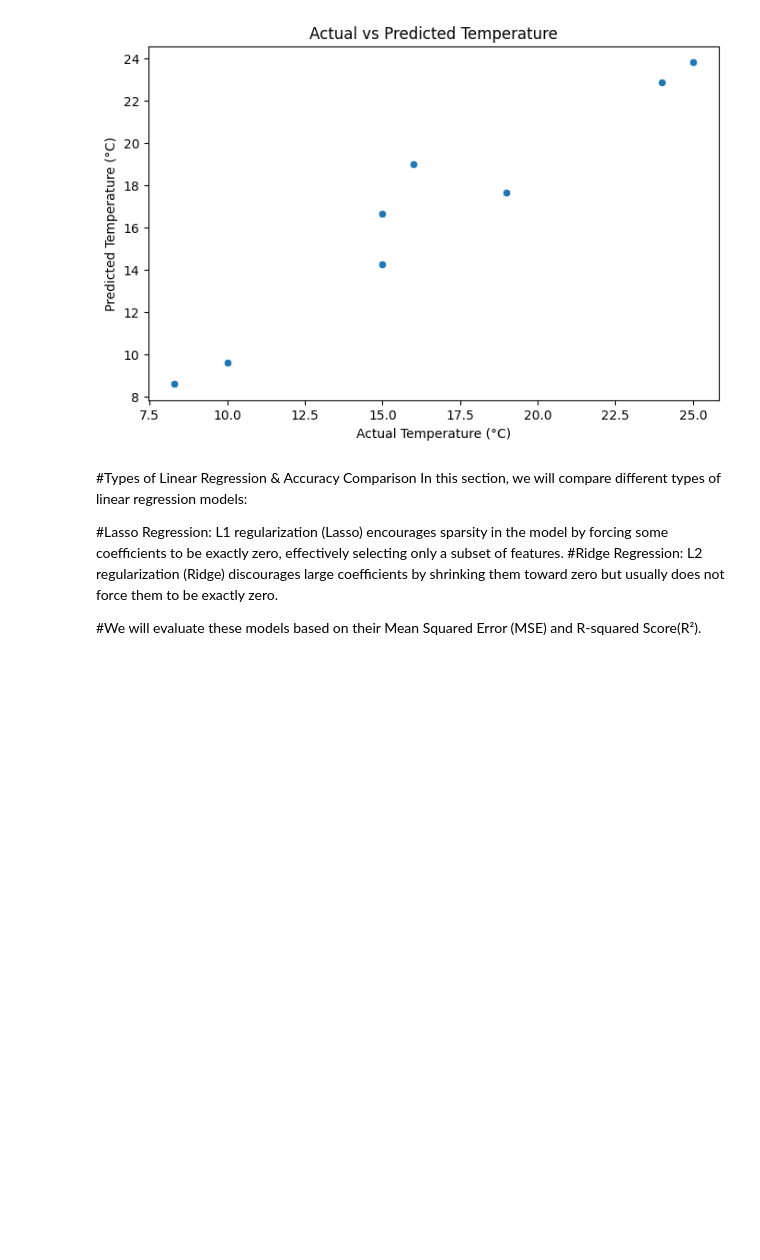
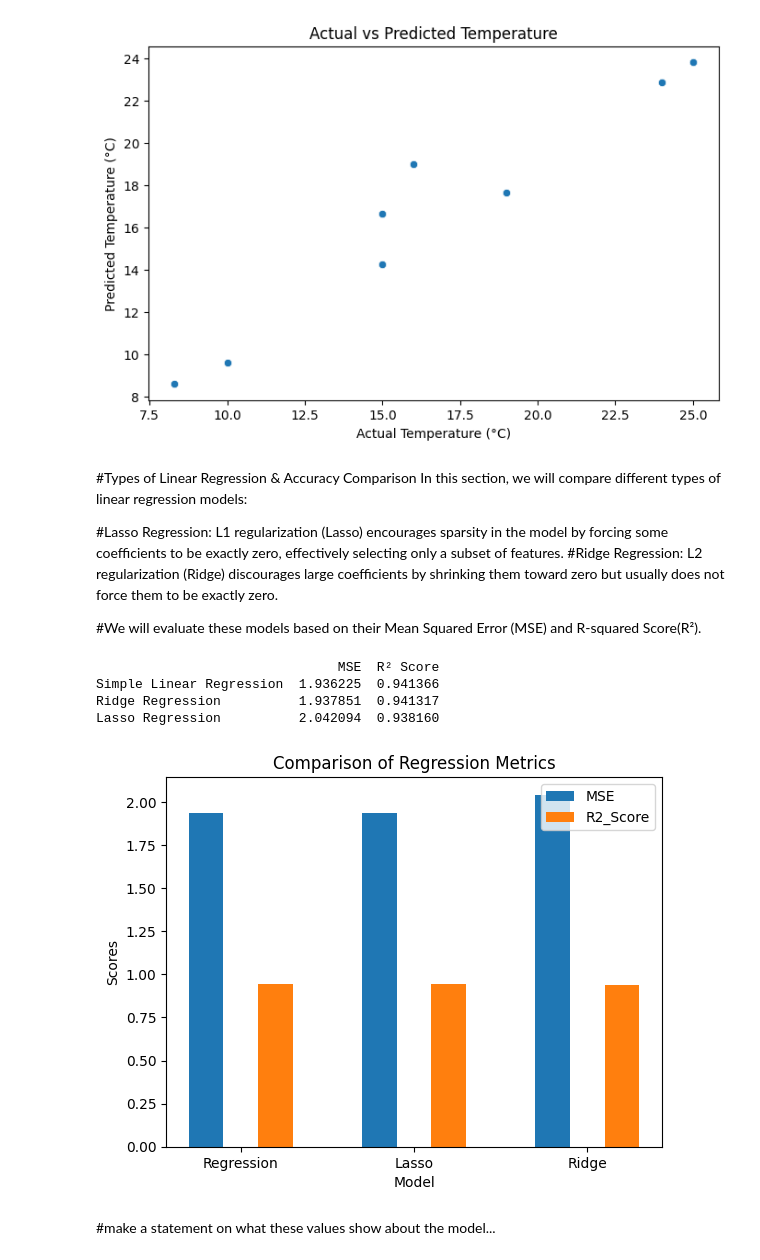
Before and after one commit to LemonMeringue01/EDAwk1, a Jupyter notebook: Copy_of_Welcome_To_Colab.ipynb, the cells around one changed output. Cells and saved outputs as stored; diff of their text form; code cells hidden in the pictures; blank space fills up the shorter version.

```diff
--- a/Copy_of_Welcome_To_Colab.ipynb
+++ b/Copy_of_Welcome_To_Colab.ipynb
@@ -220,3 +328,57 @@ In this section, we will compare different types of linear regression models:
 discourages large coefficients by shrinking them toward zero but usually does not force them to be exactly zero.
 
 #We will evaluate these models based on their Mean Squared Error (MSE) and R-squared Score(R²).
+# %%
+# Define models
+models = {
+    "Simple Linear Regression": LinearRegression(),
+    "Ridge Regression": Ridge(alpha=1.0),
+    "Lasso Regression": Lasso(alpha=0.1),
+}
+
+# Store results
+results = {}
+
+# Train and evaluate each model
+for name, model in models.items():
+    model.fit(X_train, y_train)
+    y_pred = model.predict(X_test)
+    mse = mean_squared_error(y_test, y_pred)
+    r2 = r2_score(y_test, y_pred)
+    results[name] = {"MSE": mse, "R² Score": r2}
+
+# Convert results to DataFrame and display
+results_df = pd.DataFrame(results).T
+print(results_df)
+# %% [output]
+                               MSE  R² Score
+Simple Linear Regression  1.936225  0.941366
+Ridge Regression          1.937851  0.941317
+Lasso Regression          2.042094  0.938160
+# %%
+# plot comparison
+import matplotlib.pyplot as plt
+import numpy as np
+
+mse = results_df['MSE']
+r2_score = results_df['R² Score']
+
+positions = np.arange(len(mse))
+bar_width = 0.2
+
+plt.bar(positions - bar_width, mse, width = bar_width, label = 'MSE')
+plt.bar(positions + bar_width, r2_score, width = bar_width, label = 'R2_Score')
+
+# adding labels and title
+plt.xlabel('Model')
+plt.ylabel('Scores')
+plt.title('Comparison of Regression Metrics')
+
+# adding the legend
+plt.legend()
+plt.xticks(positions, ['Regression', 'Lasso', 'Ridge'])
+plt.show()
+# %% [output]
+[figure, added]
+# %% [markdown]
+#make a statement on what these values show about the model...
```
Also changed, not shown: parts of 11 cells of this notebook.
